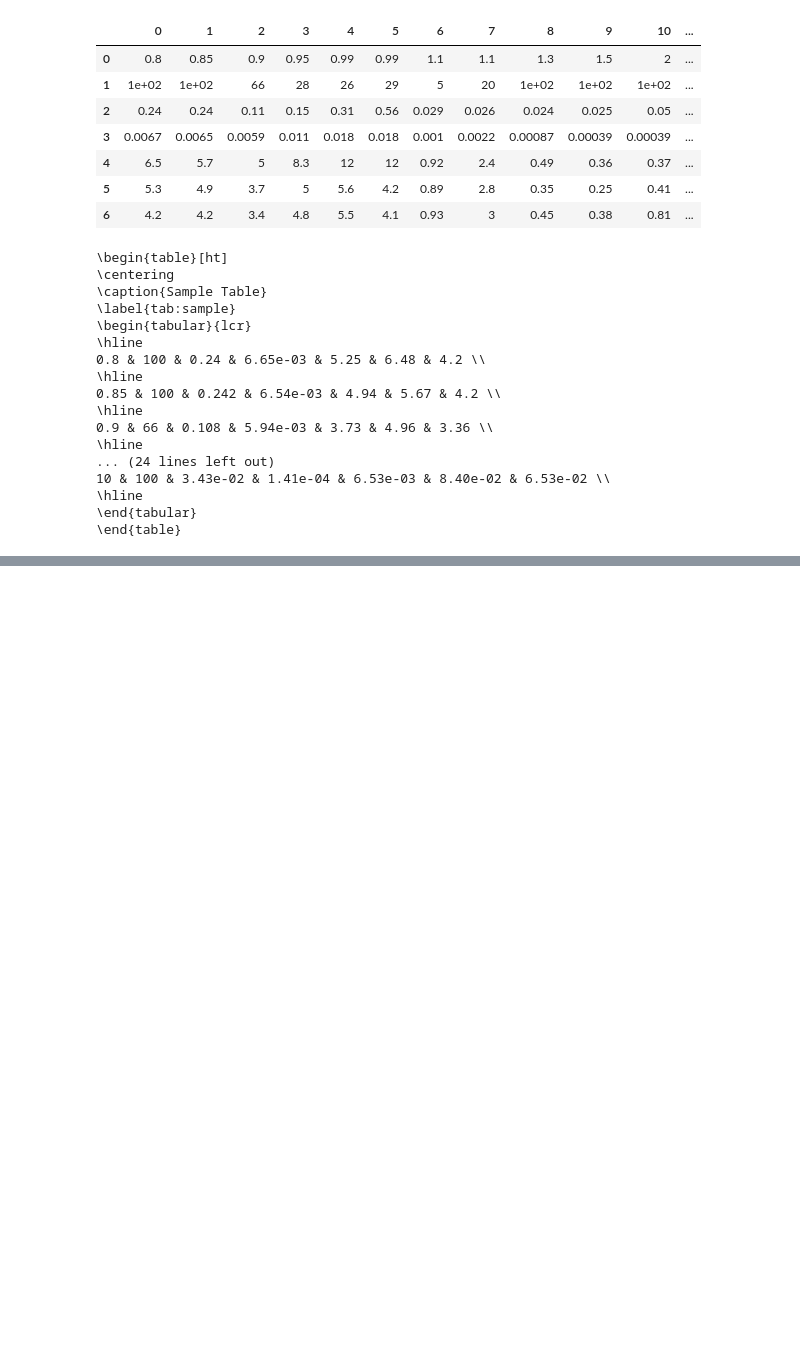
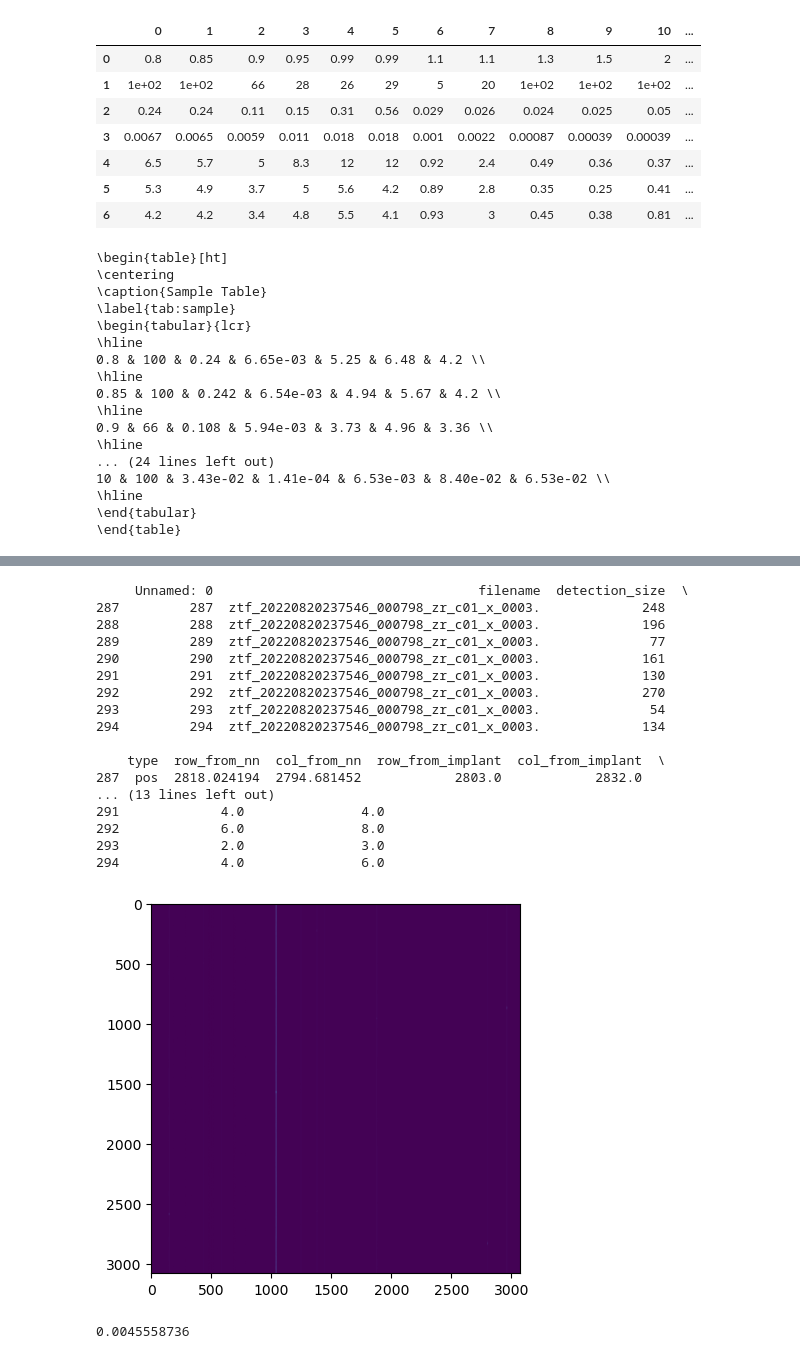
Before and after one commit to SHDaniels/Continuous-Readout-Image-Transient-Detection-with-CNNs, a Jupyter notebook: full_implantation_testing.ipynb, the cells around one changed output, grey strips where cells are left out. Saved outputs shown, nothing was run; the diff lists cells and outputs as text; code cells hidden in the pictures; blank space fills up the shorter version.

```diff
--- a/full_implantation_testing.ipynb
+++ b/full_implantation_testing.ipynb
@@ -1506,0 +1756,2 @@ print(latex_code)
+# %%
+df_detections_pos = pd.read_csv("/lustre/lrspec/ZTF_data/training_aug24/full_image_implantations/df_detections")
@@ -1506,0 +1791,2 @@ print(latex_code)
+# %%
+df_detections_pos = df_detections_pos.drop_duplicates(subset=["filename", "row_from_implant", "col_from_implant"])
@@ -1506,0 +1820,3 @@ print(latex_code)
+# %%
+df_detections_pos_big = df_detections_pos[df_detections_pos["A_from_implant"]>1.1]
+df_detections_neg_big = df_detections_neg[df_detections_neg["A_from_implant"]<.9]
@@ -1506,0 +1879,48 @@ print(latex_code)
+# %%
+count=0
+for filename in np.unique(df_reduced_edges_size4_pos["filename"]):
+    df_for_file = df_reduced_edges_size4_pos[df_reduced_edges_size4_pos["filename"]==filename]
+    print(df_for_file)
+    fname = filename+"_1_implanted.npy"
+    fpath = "/lustre/lrspec/ZTF_data/training_aug24/full_image_implantations/images/"
+    path = fpath+fname
+    # hdul=fits.open(path)
+    # image = hdul[1].data
+    image = np.load(path)
+    #now have to scale it up...
+    plt.imshow(image)
+    background = rff.get_image_background(image)
+#         #subtracting background
+    imagenobackground = image - np.full(np.shape(image),background)
+    reduced_df = rff.reduce_max_3(df_for_file, imagenobackground)
+    if count==0:
+        reduced_df2 = reduced_df
+        count=1
+    else:
+        reduced_df2 = pd.concat(
+            [reduced_df2, reduced_df], ignore_index=True
+                    )
+    break
+# %% [output]
+     Unnamed: 0                                  filename  detection_size  \
+287         287  ztf_20220820237546_000798_zr_c01_x_0003.             248
+288         288  ztf_20220820237546_000798_zr_c01_x_0003.             196
+289         289  ztf_20220820237546_000798_zr_c01_x_0003.              77
+290         290  ztf_20220820237546_000798_zr_c01_x_0003.             161
+291         291  ztf_20220820237546_000798_zr_c01_x_0003.             130
+292         292  ztf_20220820237546_000798_zr_c01_x_0003.             270
+293         293  ztf_20220820237546_000798_zr_c01_x_0003.              54
+294         294  ztf_20220820237546_000798_zr_c01_x_0003.             134
+
+    type  row_from_nn  col_from_nn  row_from_implant  col_from_implant  \
+287  pos  2818.024194  2794.681452            2803.0            2832.0
+... (13 lines left out)
+291             4.0               4.0
+292             6.0               8.0
+293             2.0               3.0
+294             4.0               6.0
+[figure, added]
+# %%
+background
+# %% [output]
+0.0045558736
```
Also changed, not shown: parts of 55 cells of this notebook, 10 other files.
